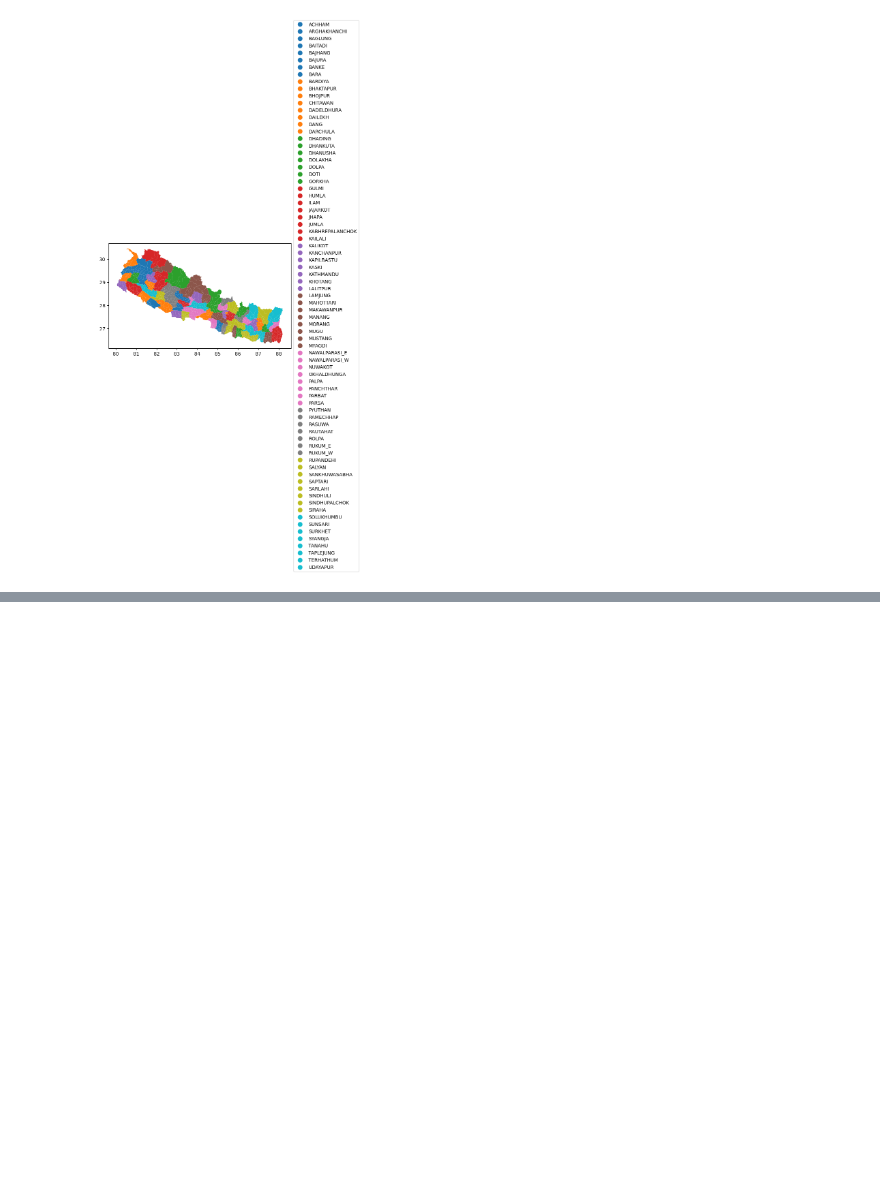
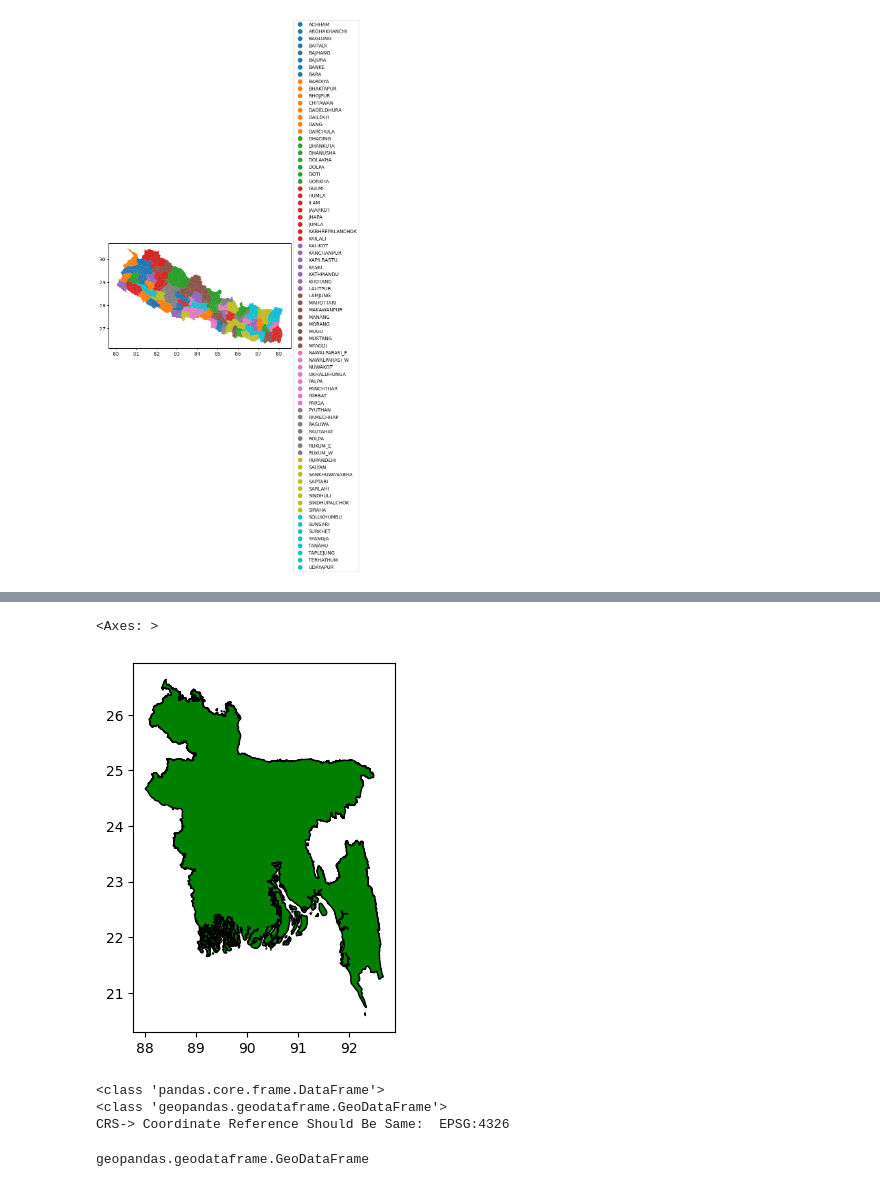
Before and after one commit to yasin-arafat-05/machine_learning, a Jupyter notebook: 01_geopandas/geopandas.ipynb, the cells around one changed output, grey strips where cells are left out. Saved outputs shown, nothing was run; the diff lists cells and outputs as text; code cells hidden in the pictures; blank space fills up the shorter version.

Commit message:
geopandas

```diff
--- a/01_geopandas/geopandas.ipynb
+++ b/01_geopandas/geopandas.ipynb
@@ -113,0 +221,4 @@ leg.set_bbox_to_anchor((1,0.5))
+# %%
+
+# Bangladesh shape file:
+bd_map = gpd.read_file("Bangladesh/bangladesh_geojson_adm0_whole_bangladesh_outline.json")
@@ -113,0 +230,17 @@ leg.set_bbox_to_anchor((1,0.5))
+# %%
+bd_map.plot(edgecolor="black",color="green")
+# %% [output]
+<Axes: >
+[figure, added]
+# %%
+
+#<----------------------------check the type of bd------------------->
+# if pandas then we need to conver it gpd.geodataframe
+print(type(bd))
+print(type(bd_map))
+
+print("CRS-> Coordinate Reference Should Be Same: ",bd_map.crs)
+# %% [output]
+<class 'pandas.core.frame.DataFrame'>
+<class 'geopandas.geodataframe.GeoDataFrame'>
+CRS-> Coordinate Reference Should Be Same:  EPSG:4326
@@ -113,0 +255,4 @@ leg.set_bbox_to_anchor((1,0.5))
+# %%
+type(bd_gpd)
+# %% [output]
+geopandas.geodataframe.GeoDataFrame
```
Also changed, not shown: parts of 22 cells of this notebook, 4 other files.
